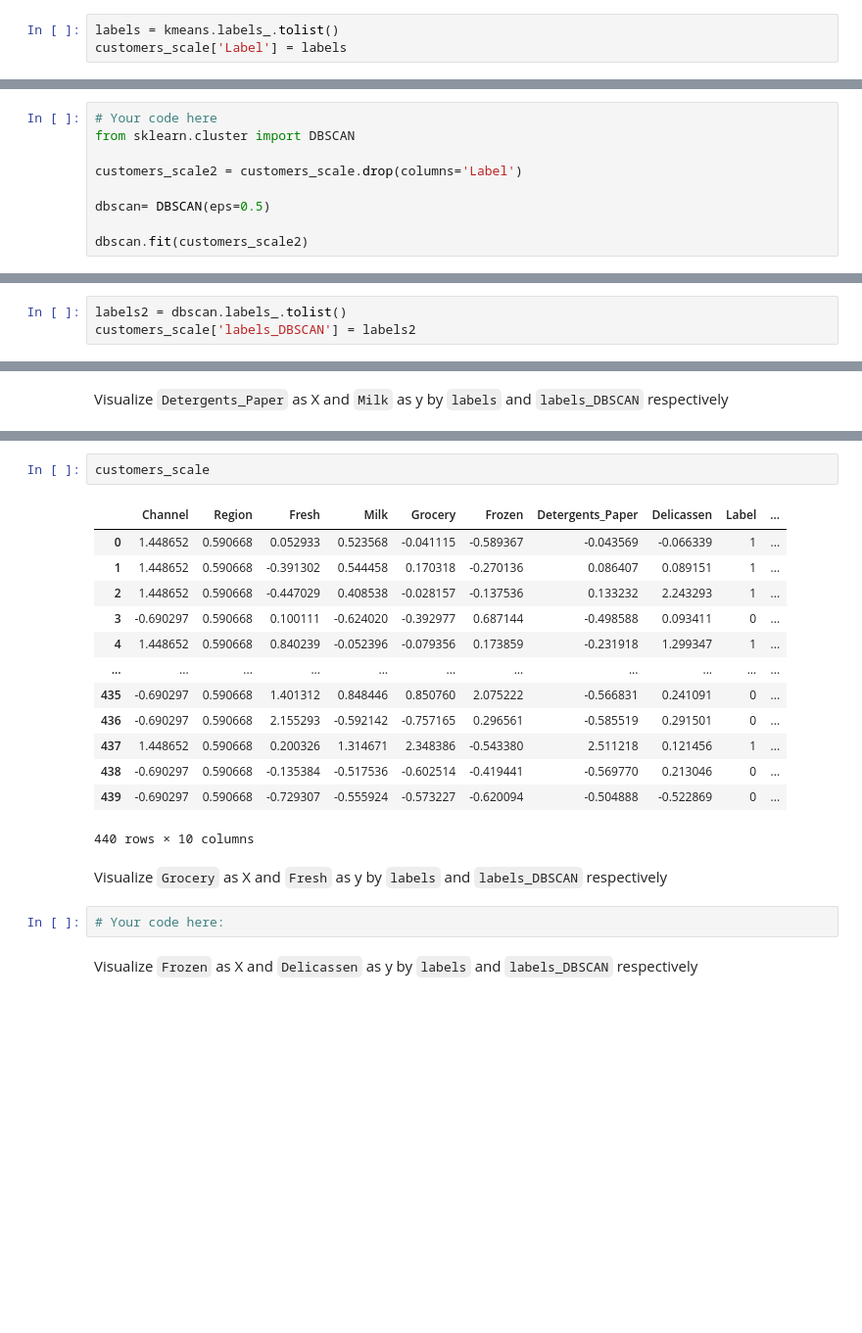
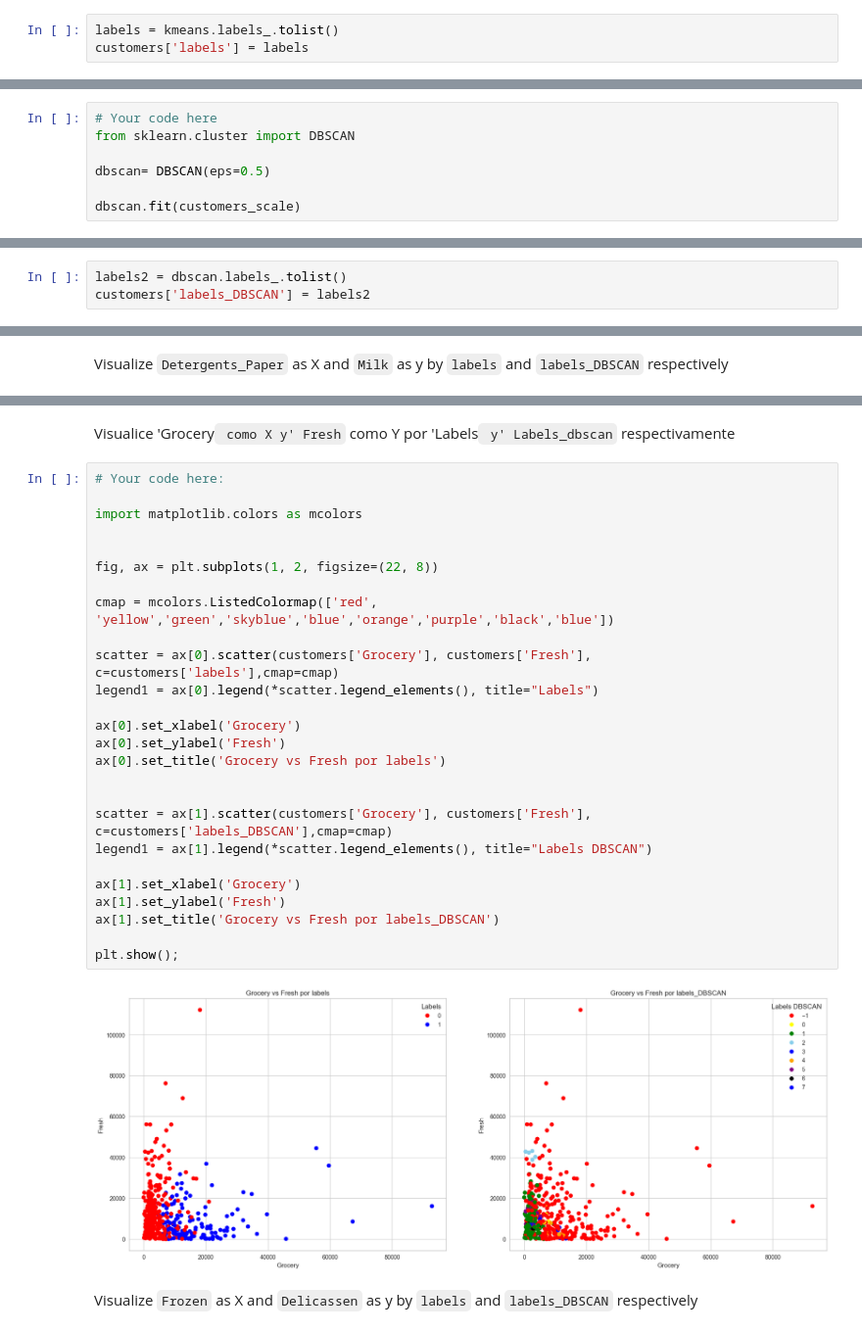
Before and after one commit to Ironhack-Data-Madrid-Octubre-2023/7.4-lab_unsupervised_learning, a Jupyter notebook: your-code/main.ipynb, the cells around one changed output, grey strips where cells are left out. Shown at 98% size. Cells and saved outputs as stored; diff of their text form; blank space fills up the shorter version.

```diff
--- a/your-code/main.ipynb
+++ b/your-code/main.ipynb
@@ -264,6 +264,6 @@ kmeans = KMeans(n_clusters=2)
 clusters = kmeans.fit(customers_scale[customers_scale.columns])
 # %%
 labels = kmeans.labels_.tolist()
-customers_scale['Label'] = labels
+customers['labels'] = labels
 # %% [markdown]
 Count the values in `labels`.
@@ -282,16 +282,14 @@ Now let's cluster the data using DBSCAN. Use `DBSCAN(eps=0.5)` to initiate the m
 # Your code here
 from sklearn.cluster import DBSCAN
 
-customers_scale2 = customers_scale.drop(columns='Label')
-
 dbscan= DBSCAN(eps=0.5)
 
-dbscan.fit(customers_scale2)
+dbscan.fit(customers_scale)
 # %% [output]
 DBSCAN()
 # %%
 labels2 = dbscan.labels_.tolist()
-customers_scale['labels_DBSCAN'] = labels2
+customers['labels_DBSCAN'] = labels2
 # %% [markdown]
 Count the values in `labels_DBSCAN`.
 # %%
@@ -337,22 +322,32 @@ plot(customers_scale.Detergents_Paper, customers_scale.Milk, customers_scale.Lab
-# %%
-customers_scale
-# %% [output]
-|  | Channel | Region | Fresh | Milk | Grocery | Frozen | Detergents_Paper | Delicassen | Label | ... |
-| 0 | 1.448652 | 0.590668 | 0.052933 | 0.523568 | -0.041115 | -0.589367 | -0.043569 | -0.066339 | 1 | ... |
-| 1 | 1.448652 | 0.590668 | -0.391302 | 0.544458 | 0.170318 | -0.270136 | 0.086407 | 0.089151 | 1 | ... |
-| 2 | 1.448652 | 0.590668 | -0.447029 | 0.408538 | -0.028157 | -0.137536 | 0.133232 | 2.243293 | 1 | ... |
-| 3 | -0.690297 | 0.590668 | 0.100111 | -0.624020 | -0.392977 | 0.687144 | -0.498588 | 0.093411 | 0 | ... |
-| 4 | 1.448652 | 0.590668 | 0.840239 | -0.052396 | -0.079356 | 0.173859 | -0.231918 | 1.299347 | 1 | ... |
-| ... | ... | ... | ... | ... | ... | ... | ... | ... | ... | ... |
-| 435 | -0.690297 | 0.590668 | 1.401312 | 0.848446 | 0.850760 | 2.075222 | -0.566831 | 0.241091 | 0 | ... |
-| 436 | -0.690297 | 0.590668 | 2.155293 | -0.592142 | -0.757165 | 0.296561 | -0.585519 | 0.291501 | 0 | ... |
-| 437 | 1.448652 | 0.590668 | 0.200326 | 1.314671 | 2.348386 | -0.543380 | 2.511218 | 0.121456 | 1 | ... |
-| 438 | -0.690297 | 0.590668 | -0.135384 | -0.517536 | -0.602514 | -0.419441 | -0.569770 | 0.213046 | 0 | ... |
-| 439 | -0.690297 | 0.590668 | -0.729307 | -0.555924 | -0.573227 | -0.620094 | -0.504888 | -0.522869 | 0 | ... |
-440 rows × 10 columns
-# %% [markdown]
-Visualize `Grocery` as X and `Fresh` as y by `labels` and `labels_DBSCAN` respectively
-# %%
-# Your code here:
+# %% [markdown]
+Visualice 'Grocery` como X y' Fresh` como Y por 'Labels` y' Labels_dbscan` respectivamente
+# %%
+# Your code here:
+
+import matplotlib.colors as mcolors
+
+
+fig, ax = plt.subplots(1, 2, figsize=(22, 8))
+
+cmap = mcolors.ListedColormap(['red', 'yellow','green','skyblue','blue','orange','purple','black','blue'])
+
+scatter = ax[0].scatter(customers['Grocery'], customers['Fresh'], c=customers['labels'],cmap=cmap)
+legend1 = ax[0].legend(*scatter.legend_elements(), title="Labels")
+
+ax[0].set_xlabel('Grocery')
+ax[0].set_ylabel('Fresh')
+ax[0].set_title('Grocery vs Fresh por labels')
+
+
+scatter = ax[1].scatter(customers['Grocery'], customers['Fresh'], c=customers['labels_DBSCAN'],cmap=cmap)
+legend1 = ax[1].legend(*scatter.legend_elements(), title="Labels DBSCAN")
+
+ax[1].set_xlabel('Grocery')
+ax[1].set_ylabel('Fresh')
+ax[1].set_title('Grocery vs Fresh por labels_DBSCAN')
+
+plt.show();
+# %% [output]
+[figure, added]
 # %% [markdown]
 Visualize `Frozen` as X and `Delicassen` as y by `labels` and `labels_DBSCAN` respectively
```
Also changed, not shown: parts of 15 cells of this notebook.
